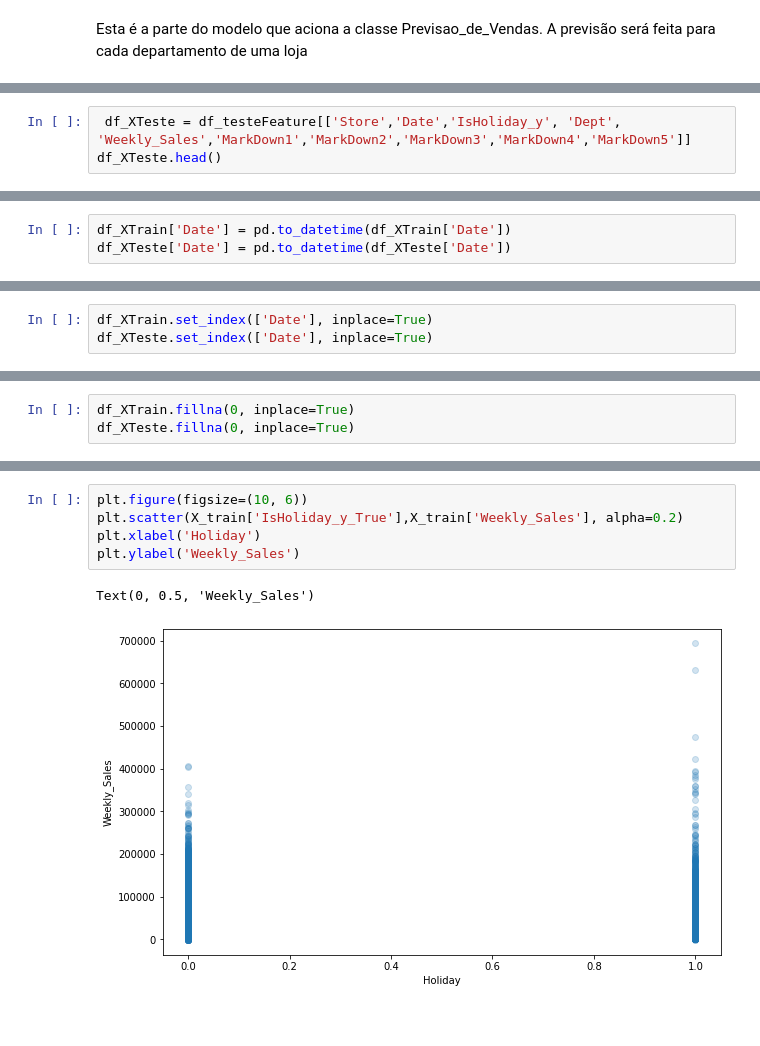
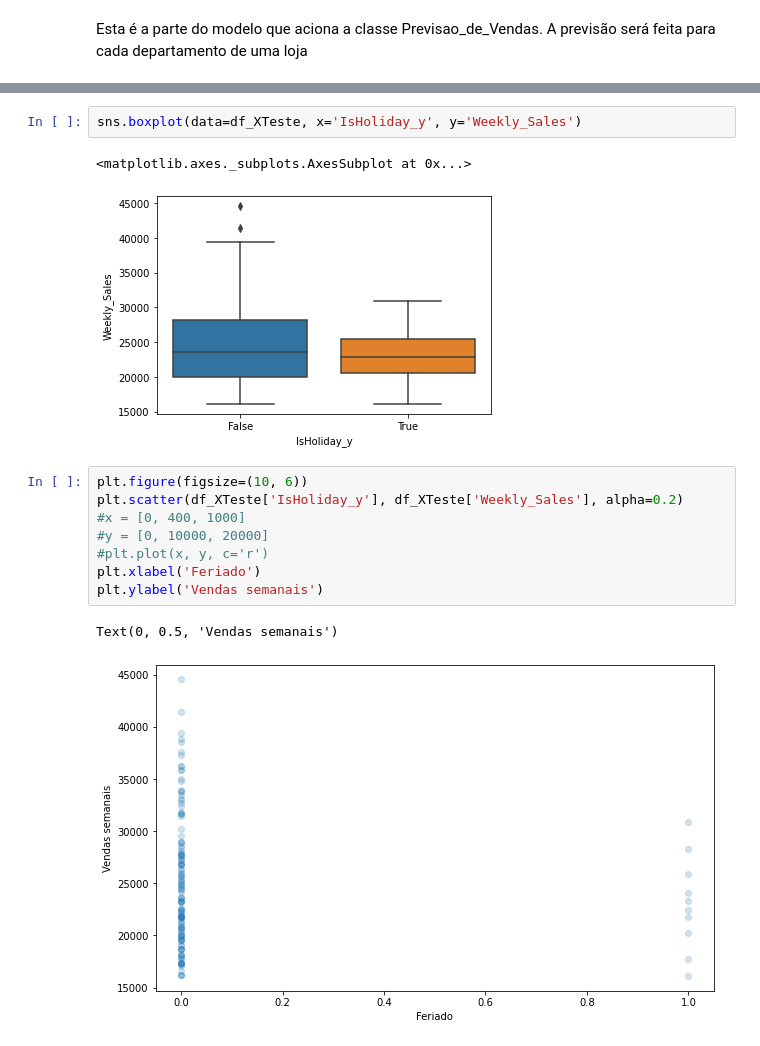
Before and after one commit to robsonbfreitas/TrabalhoFinal, a Jupyter notebook: TrabalhoFinalV2.ipynb, the cells around one changed output, grey strips where cells are left out. Drawn from its saved outputs; the diff is of its cells as text.

```diff
--- a/TrabalhoFinalV2.ipynb
+++ b/TrabalhoFinalV2.ipynb
@@ -190,3 +146,0 @@ df_XTrain.head()
-# %%
- df_XTeste = df_testeFeature[['Store','Date','IsHoliday_y', 'Dept', 'Weekly_Sales','MarkDown1','MarkDown2','MarkDown3','MarkDown4','MarkDown5']]
-df_XTeste.head()
@@ -200,3 +146,0 @@ df_XTeste.head()
-# %%
-df_XTrain['Date'] = pd.to_datetime(df_XTrain['Date'])
-df_XTeste['Date'] = pd.to_datetime(df_XTeste['Date'])
@@ -215,3 +146,0 @@ Setando a coluna Date como índice
-# %%
-df_XTrain.set_index(['Date'], inplace=True)
-df_XTeste.set_index(['Date'], inplace=True)
@@ -240,3 +146,0 @@ Trocando NaN por zero nos dataframes de treino e testes
-# %%
-df_XTrain.fillna(0, inplace=True)
-df_XTeste.fillna(0, inplace=True)
@@ -450,8 +152,16 @@ dtype: float64
+# %%
+sns.boxplot(data=df_XTeste, x='IsHoliday_y', y='Weekly_Sales')
+# %% [output]
+<matplotlib.axes._subplots.AxesSubplot at 0x...>
+[figure, added]
 # %%
 plt.figure(figsize=(10, 6))
-plt.scatter(X_train['IsHoliday_y_True'],X_train['Weekly_Sales'], alpha=0.2)
-plt.xlabel('Holiday')
-plt.ylabel('Weekly_Sales')
+plt.scatter(df_XTeste['IsHoliday_y'], df_XTeste['Weekly_Sales'], alpha=0.2)
+#x = [0, 400, 1000]
+#y = [0, 10000, 20000]
+#plt.plot(x, y, c='r')
+plt.xlabel('Feriado')
+plt.ylabel('Vendas semanais')
 # %% [output]
-Text(0, 0.5, 'Weekly_Sales')
+Text(0, 0.5, 'Vendas semanais')
-[figure, old version]
+[figure, new version]
```
Also changed, not shown: parts of 42 cells of this notebook.
